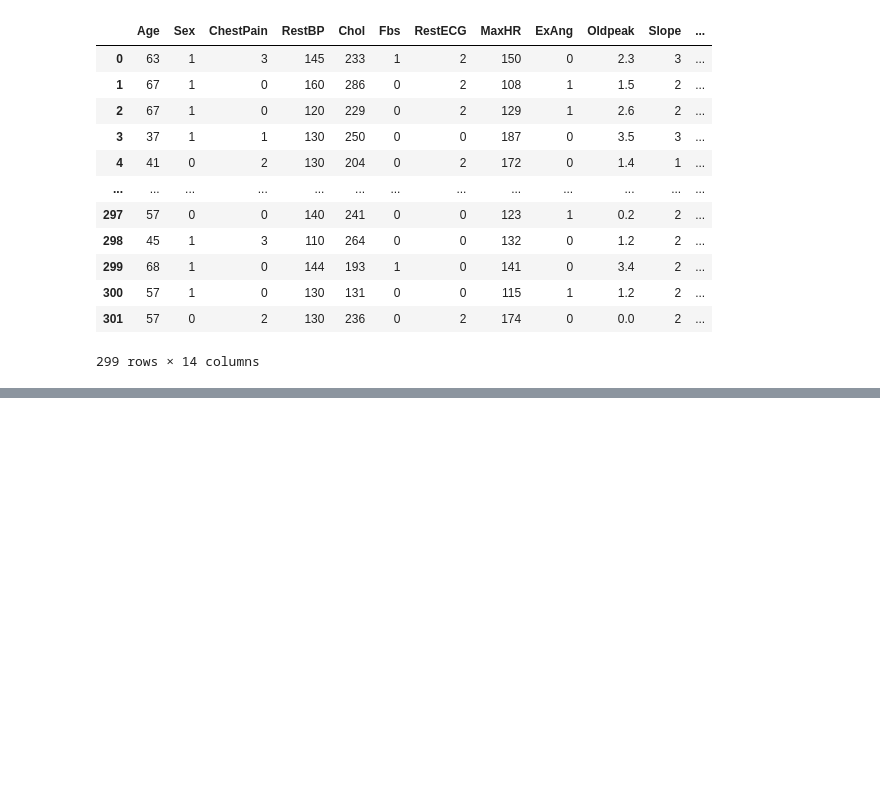
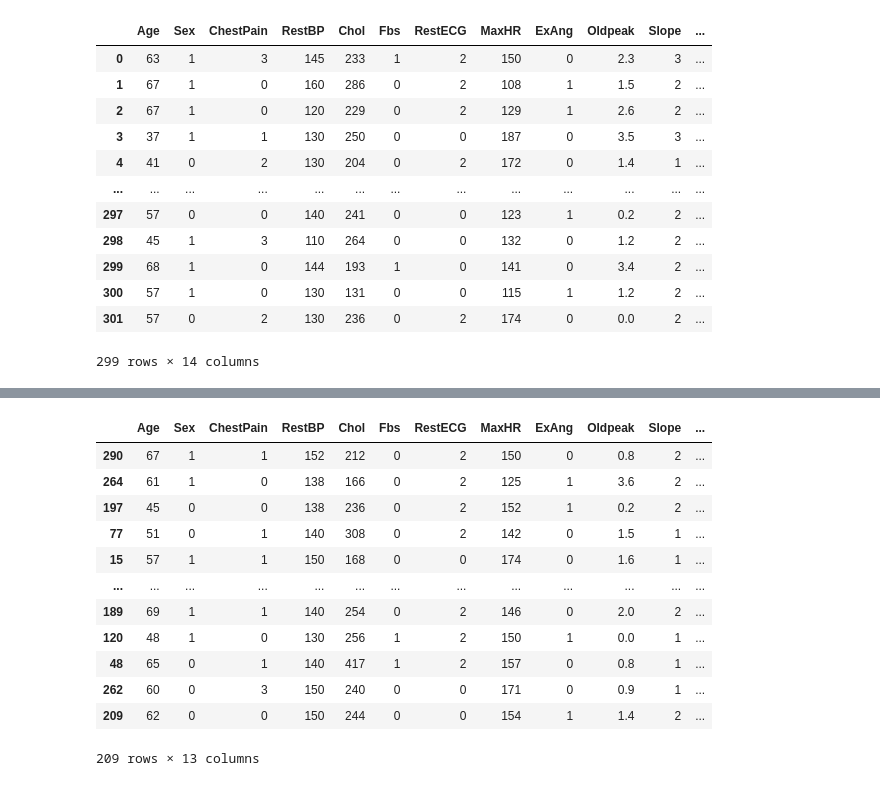
Before and after one commit to moonspark78/LogisticRegression-1, a Jupyter notebook: LogisticRegressionHeart-1.ipynb, the cells around one changed output, grey strips where cells are left out. Saved outputs shown, nothing was run; the diff lists cells and outputs as text; code cells hidden in the pictures; blank space fills up the shorter version.

Commit message:
:tada: working on the train data  :tada:

```diff
--- a/LogisticRegressionHeart-1.ipynb
+++ b/LogisticRegressionHeart-1.ipynb
@@ -117,3 +117,6 @@ df
 | 300 | 57 | 1 | 0 | 130 | 131 | 0 | 0 | 115 | 1 | 1.2 | 2 | ... |
 | 301 | 57 | 0 | 2 | 130 | 236 | 0 | 2 | 174 | 0 | 0.0 | 2 | ... |
 299 rows × 14 columns
+# %%
+X = df.drop(columns = 'AHD')
+X
@@ -119,0 +137,2 @@ df
+# %%
+Y = df['AHD']
@@ -119,0 +141,18 @@ df
+# %%
+X_train, X_test, y_train, y_test = train_test_split(X, Y, test_size=0.3, random_state=21)
+# %%
+X_train
+# %% [output]
+|  | Age | Sex | ChestPain | RestBP | Chol | Fbs | RestECG | MaxHR | ExAng | Oldpeak | Slope | ... |
+| 290 | 67 | 1 | 1 | 152 | 212 | 0 | 2 | 150 | 0 | 0.8 | 2 | ... |
+| 264 | 61 | 1 | 0 | 138 | 166 | 0 | 2 | 125 | 1 | 3.6 | 2 | ... |
+| 197 | 45 | 0 | 0 | 138 | 236 | 0 | 2 | 152 | 1 | 0.2 | 2 | ... |
+| 77 | 51 | 0 | 1 | 140 | 308 | 0 | 2 | 142 | 0 | 1.5 | 1 | ... |
+| 15 | 57 | 1 | 1 | 150 | 168 | 0 | 0 | 174 | 0 | 1.6 | 1 | ... |
+| ... | ... | ... | ... | ... | ... | ... | ... | ... | ... | ... | ... | ... |
+| 189 | 69 | 1 | 1 | 140 | 254 | 0 | 2 | 146 | 0 | 2.0 | 2 | ... |
+| 120 | 48 | 1 | 0 | 130 | 256 | 1 | 2 | 150 | 1 | 0.0 | 1 | ... |
+| 48 | 65 | 0 | 1 | 140 | 417 | 1 | 2 | 157 | 0 | 0.8 | 1 | ... |
+| 262 | 60 | 0 | 3 | 150 | 240 | 0 | 0 | 171 | 0 | 0.9 | 1 | ... |
+| 209 | 62 | 0 | 0 | 150 | 244 | 0 | 0 | 154 | 1 | 1.4 | 2 | ... |
+209 rows × 13 columns
```
Also changed, not shown: parts of 2 cells of this notebook.
